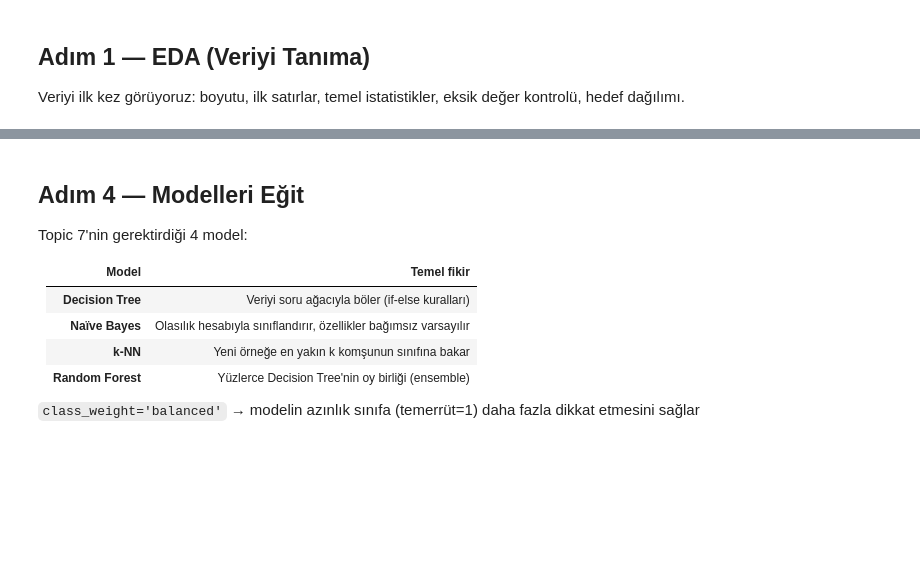
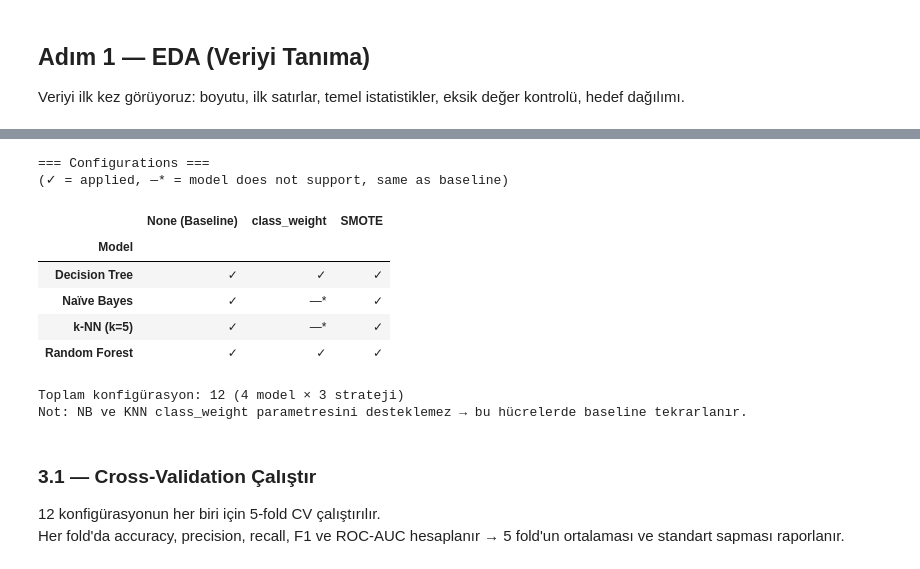
Before and after one commit to fekerel/bil476-project, a Jupyter notebook: baseline_pipeline.ipynb, the cells around one changed output, grey strips where cells are left out. Drawn from its saved outputs; the diff is of its cells as text; code cells hidden in the pictures; blank space fills up the shorter version.

```diff
--- a/baseline_pipeline.ipynb
+++ b/baseline_pipeline.ipynb
@@ -155,14 +307,31 @@ print(f"\nTest setinde temerrüt oranı: {y_test.mean():.1%}  (orijinalle aynı
+# %%
+# --- Deney Konfigürasyonları Tablosu (Rapor için) ---
+config_table = pd.DataFrame({
+    'Model': ['Decision Tree', 'Naïve Bayes', 'k-NN (k=5)', 'Random Forest'],
+    'None (Baseline)': ['✓', '✓', '✓', '✓'],
+    'class_weight': ['✓', '—*', '—*', '✓'],
+    'SMOTE': ['✓', '✓', '✓', '✓'],
+})
+
+print("=== Configurations ===")
+print("(✓ = applied, —* = model does not support, same as baseline)\n")
+display(config_table.set_index('Model'))
+print(f"\nToplam konfigürasyon: {len(configs)} (4 model × 3 strateji)")
+print("Not: NB ve KNN class_weight parametresini desteklemez → bu hücrelerde baseline tekrarlanır.")
+# %% [output]
+=== Configurations ===
+(✓ = applied, —* = model does not support, same as baseline)
+|  | None (Baseline) | class_weight | SMOTE |
+| Model |  |  |  |
+| Decision Tree | ✓ | ✓ | ✓ |
+| Naïve Bayes | ✓ | —* | ✓ |
+| k-NN (k=5) | ✓ | —* | ✓ |
+| Random Forest | ✓ | ✓ | ✓ |
+Toplam konfigürasyon: 12 (4 model × 3 strateji)
+Not: NB ve KNN class_weight parametresini desteklemez → bu hücrelerde baseline tekrarlanır.
 # %% [markdown]
-## Adım 4 — Modelleri Eğit
+### 3.1 — Cross-Validation Çalıştır
 
-Topic 7'nin gerektirdiği 4 model:
-
-| Model | Temel fikir |
-|---|---|
-| **Decision Tree** | Veriyi soru ağacıyla böler (if-else kuralları) |
-| **Naïve Bayes** | Olasılık hesabıyla sınıflandırır, özellikler bağımsız varsayılır |
-| **k-NN** | Yeni örneğe en yakın k komşunun sınıfına bakar |
-| **Random Forest** | Yüzlerce Decision Tree'nin oy birliği (ensemble) |
-
-`class_weight='balanced'` → modelin azınlık sınıfa (temerrüt=1) daha fazla dikkat etmesini sağlar
+12 konfigürasyonun her biri için 5-fold CV çalıştırılır.
+Her fold'da accuracy, precision, recall, F1 ve ROC-AUC hesaplanır → 5 fold'un ortalaması ve standart sapması raporlanır.
 # %%
```
Also changed, not shown: parts of 16 cells of this notebook, 2 other files.
